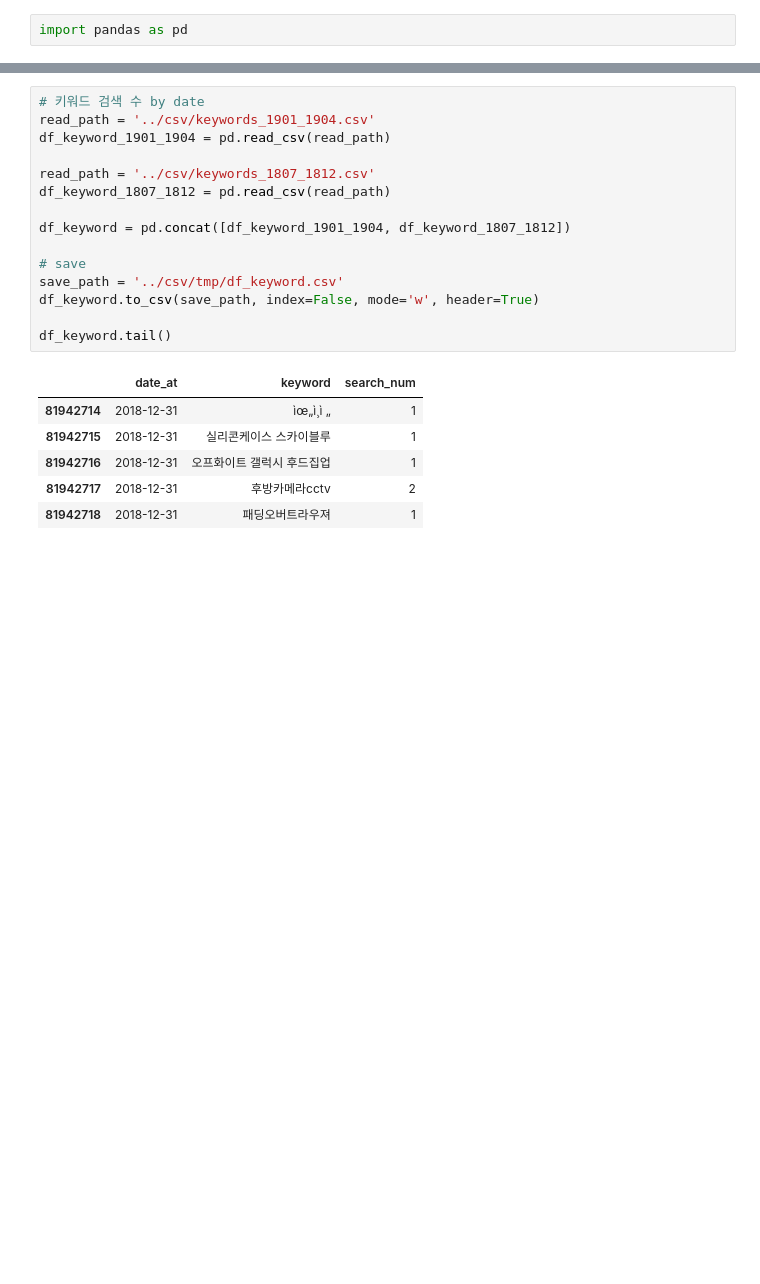
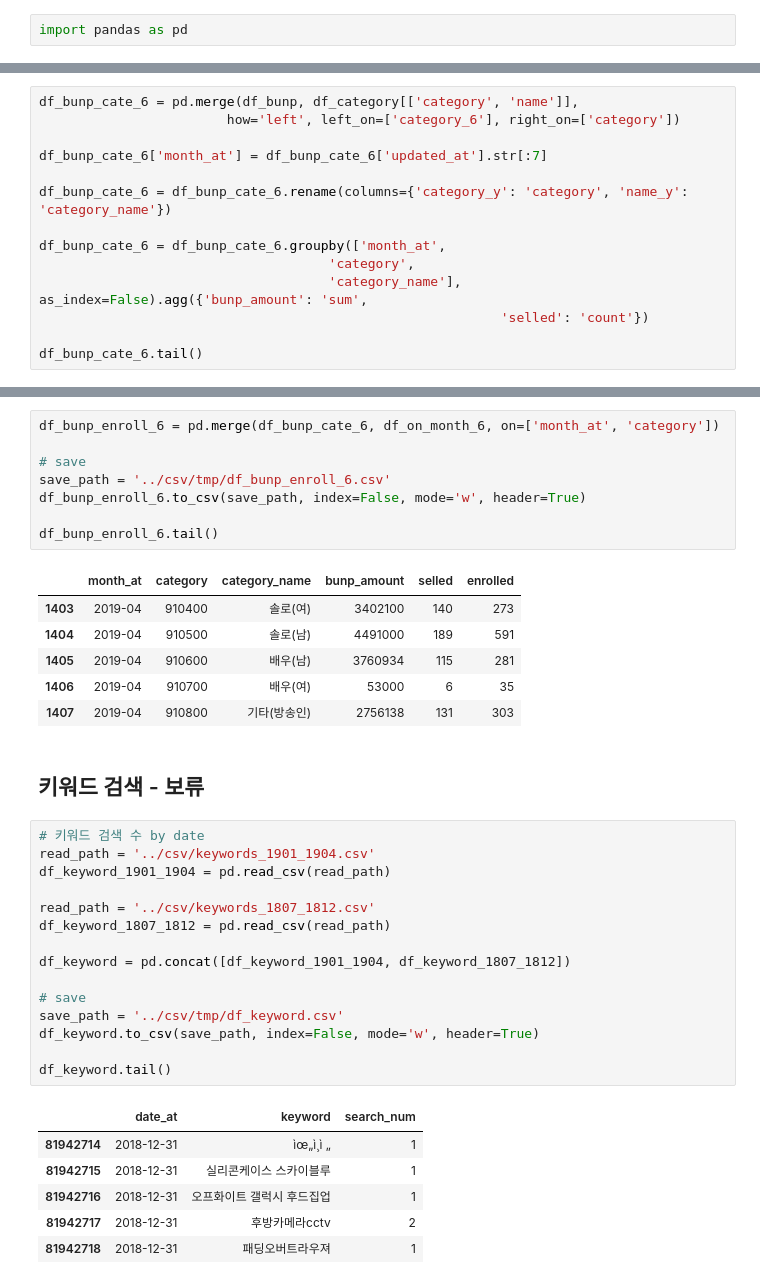
Before and after one commit to kiyoja07/python-bunjang, a Jupyter notebook: data-analysis/jupyter/supply_demand.ipynb, the cells around one changed output, grey strips where cells are left out. Cells and saved outputs as stored; diff of their text form; blank space fills up the shorter version.

```diff
--- a/data-analysis/jupyter/supply_demand.ipynb
+++ b/data-analysis/jupyter/supply_demand.ipynb
@@ -15,0 +140,14 @@ df_product.tail()
+# %%
+df_bunp_cate_6 = pd.merge(df_bunp, df_category[['category', 'name']],
+                        how='left', left_on=['category_6'], right_on=['category'])
+
+df_bunp_cate_6['month_at'] = df_bunp_cate_6['updated_at'].str[:7]
+
+df_bunp_cate_6 = df_bunp_cate_6.rename(columns={'category_y': 'category', 'name_y': 'category_name'})
+
+df_bunp_cate_6 = df_bunp_cate_6.groupby(['month_at',
+                                     'category',
+                                     'category_name'], as_index=False).agg({'bunp_amount': 'sum',
+                                                           'selled': 'count'})
+
+df_bunp_cate_6.tail()
@@ -16,3 +182,20 @@ df_product.tail()
+# %%
+df_bunp_enroll_6 = pd.merge(df_bunp_cate_6, df_on_month_6, on=['month_at', 'category'])
+
+# save
+save_path = '../csv/tmp/df_bunp_enroll_6.csv'
+df_bunp_enroll_6.to_csv(save_path, index=False, mode='w', header=True)
+
+df_bunp_enroll_6.tail()
+# %% [output]
+|  | month_at | category | category_name | bunp_amount | selled | enrolled |
+| 1403 | 2019-04 | 910400 | 솔로(여) | 3402100 | 140 | 273 |
+| 1404 | 2019-04 | 910500 | 솔로(남) | 4491000 | 189 | 591 |
+| 1405 | 2019-04 | 910600 | 배우(남) | 3760934 | 115 | 281 |
+| 1406 | 2019-04 | 910700 | 배우(여) | 53000 | 6 | 35 |
+| 1407 | 2019-04 | 910800 | 기타(방송인) | 2756138 | 131 | 303 |
+# %% [markdown]
+## 키워드 검색 - 보류
 # %%
 # 키워드 검색 수 by date
 read_path = '../csv/keywords_1901_1904.csv'
```
Also changed, not shown: parts of 23 cells of this notebook, 3 other files.
